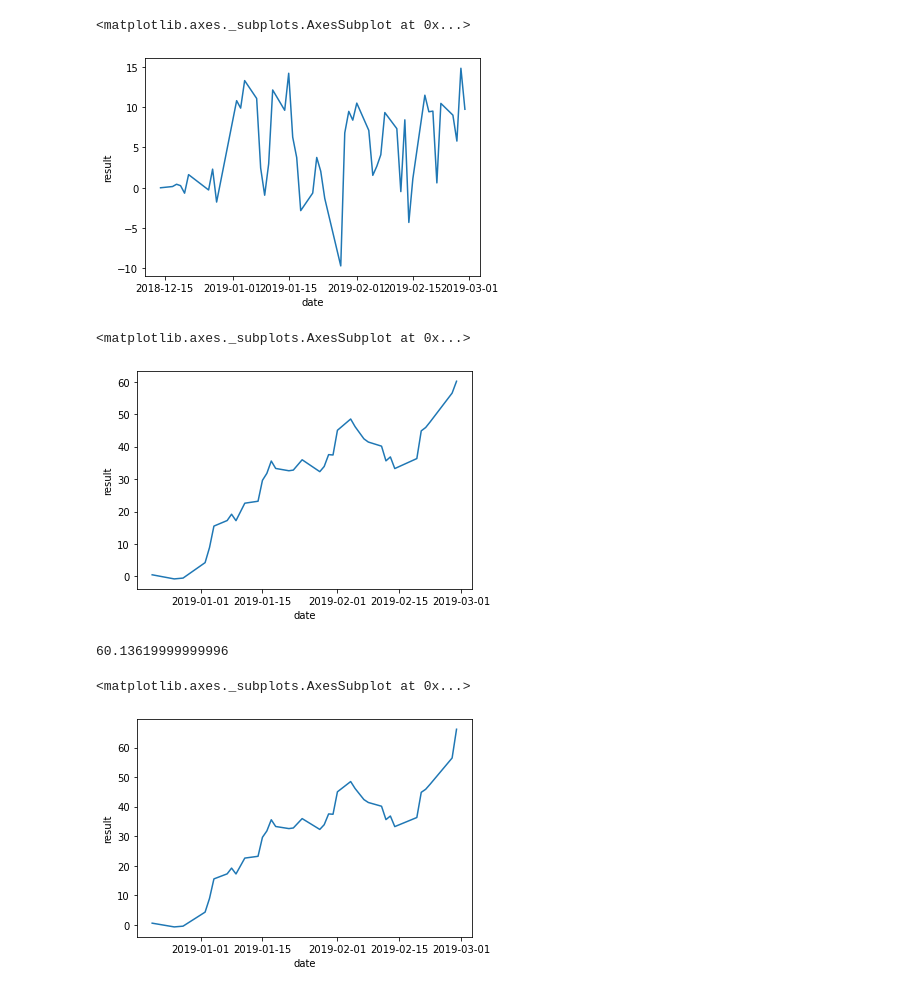
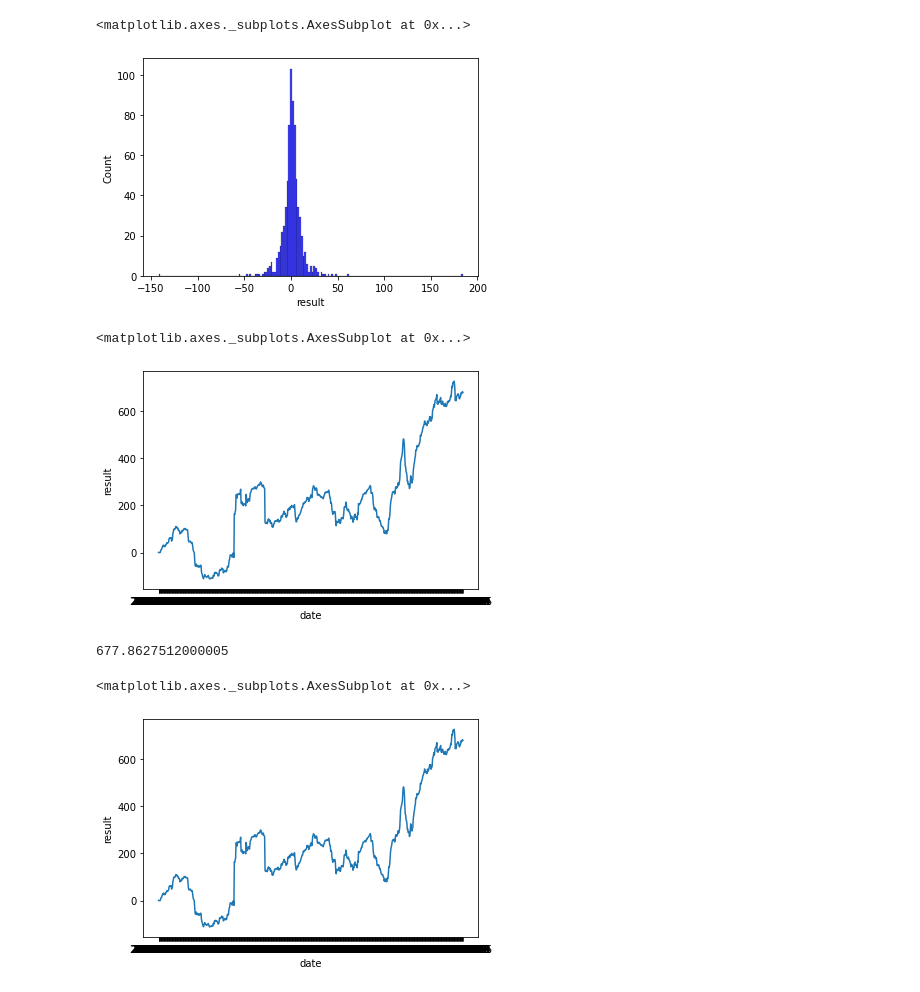
Before and after one commit to CorreaWillian/cointegration, a Jupyter notebook: EDA.ipynb, the cells around one changed output. Saved outputs shown, nothing was run; the diff lists cells and outputs as text; code cells hidden in the pictures.

Commit message:
created EDA.py
Created EDA.py to analyse the results. And started the executed.py, a separated file to execute backtest.

```diff
--- a/EDA.ipynb
+++ b/EDA.ipynb
@@ -12,7 +18,7 @@ def result_calculator(row):
 
     return result
 # %%
-dfs = executer()
+dfs = executer(n_workers=6)
 # %%
 df_list = [pd.DataFrame(d) for d in dfs]
 df = pd.concat(df_list)
@@ -33,12 +44,12 @@ result_sum = df.loc[cond].groupby('date').result.sum()
 # %%
-sns.lineplot(x=result_sum.index, y=result_sum)
+sns.histplot(x=result_sum, color='blue')
 # %% [output]
 <matplotlib.axes._subplots.AxesSubplot at 0x...>
-[figure, old version]
+[figure, new version]
 # %%
 closed = df.loc[df.status=='close'].groupby('date').result.sum()
 # %%
 sns.lineplot(x=closed.index, y=closed.cumsum())
 # %% [output]
 <matplotlib.axes._subplots.AxesSubplot at 0x...>
-[figure, old version]
+[figure, new version]
@@ -45,7 +58,7 @@ sns.lineplot(x=closed.index, y=closed.cumsum())
 # %%
 df.loc[df.status=='close'].result.sum()
 # %% [output]
-60.13619999999996
+677.8627512000005
 # %%
 final = df.groupby(['open_date', 'pair']).last().reset_index()
 # %%
@@ -54,6 +67,6 @@ final_gpd = final.groupby('date').sum()
 sns.lineplot(x=final_gpd.index, y=final_gpd.result.cumsum())
 # %% [output]
 <matplotlib.axes._subplots.AxesSubplot at 0x...>
-[figure, old version]
+[figure, new version]
 # %%
 final
```
Also changed, not shown: parts of 30 cells of this notebook, 2 other files.
